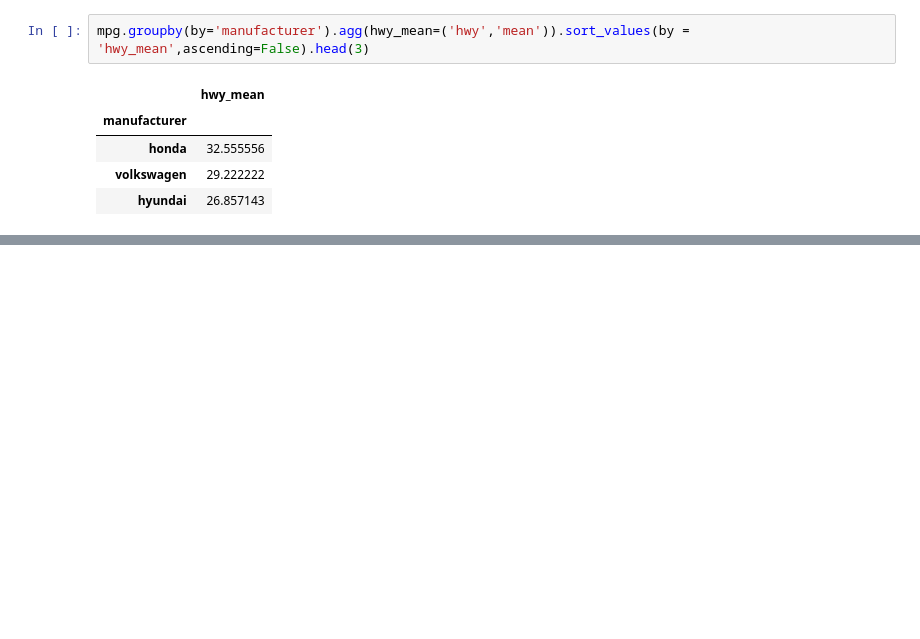
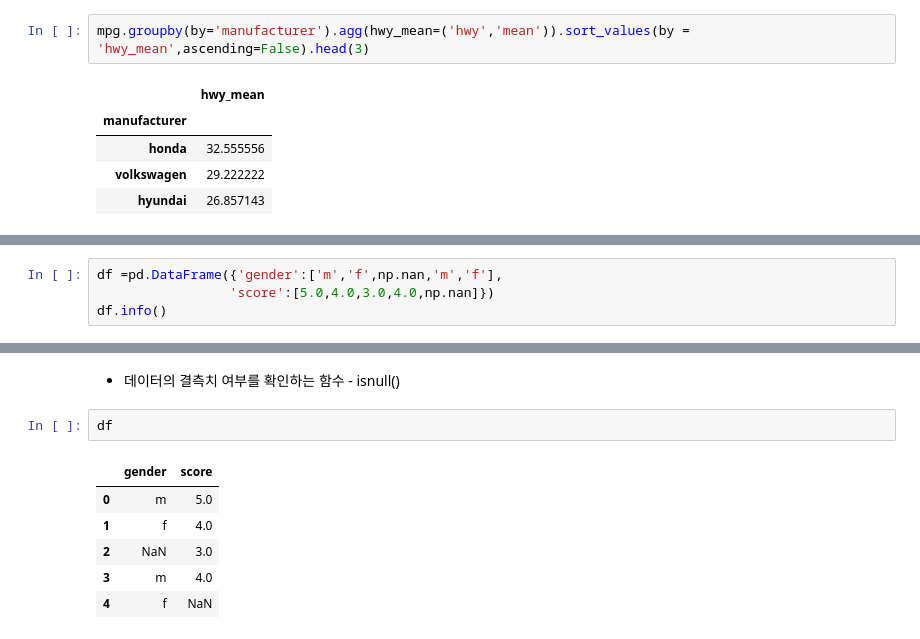
Before and after one commit to 2013je/Python_jpnb, a Jupyter notebook: 3.mpg데이터.ipynb, the cells around one changed output, grey strips where cells are left out. Saved outputs shown, nothing was run; the diff lists cells and outputs as text; blank space fills up the shorter version.

```diff
--- a/3.mpg데이터.ipynb
+++ b/3.mpg데이터.ipynb
@@ -269,0 +264,4 @@ mpg
+# %%
+df =pd.DataFrame({'gender':['m','f',np.nan,'m','f'],
+                 'score':[5.0,4.0,3.0,4.0,np.nan]})
+df.info()
@@ -269,0 +278,11 @@ mpg
+# %% [markdown]
+- 데이터의 결측치 여부를 확인하는 함수 - isnull()
+# %%
+df
+# %% [output]
+|  | gender | score |
+| 0 | m | 5.0 |
+| 1 | f | 4.0 |
+| 2 | NaN | 3.0 |
+| 3 | m | 4.0 |
+| 4 | f | NaN |
```
Also changed, not shown: parts of 11 cells of this notebook, 1 other file.
